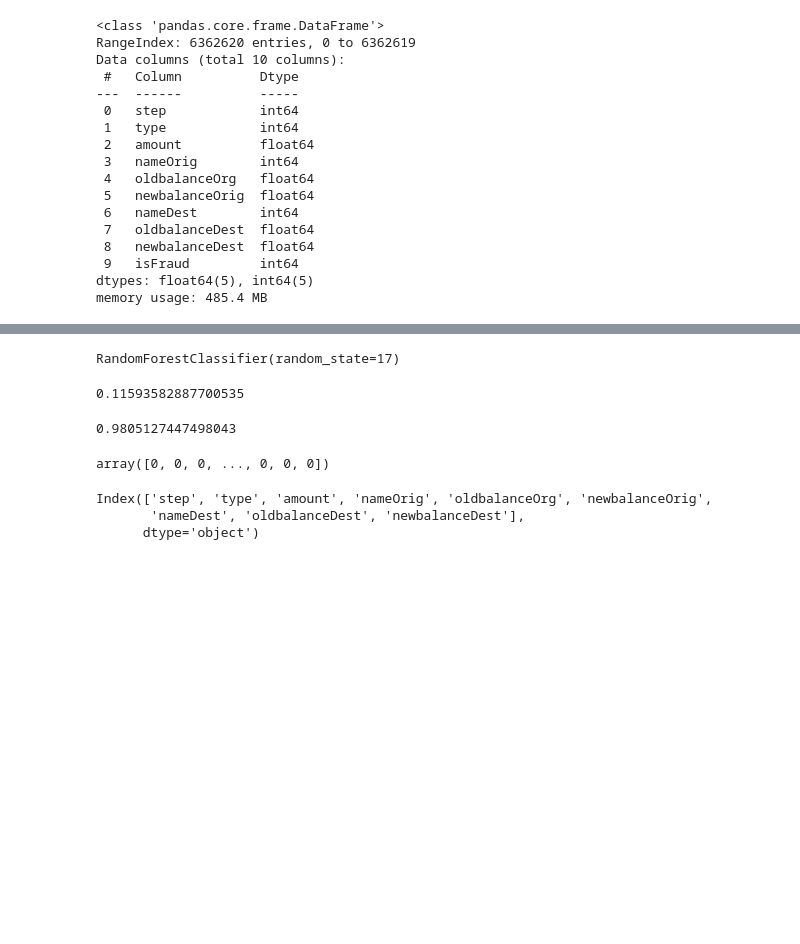
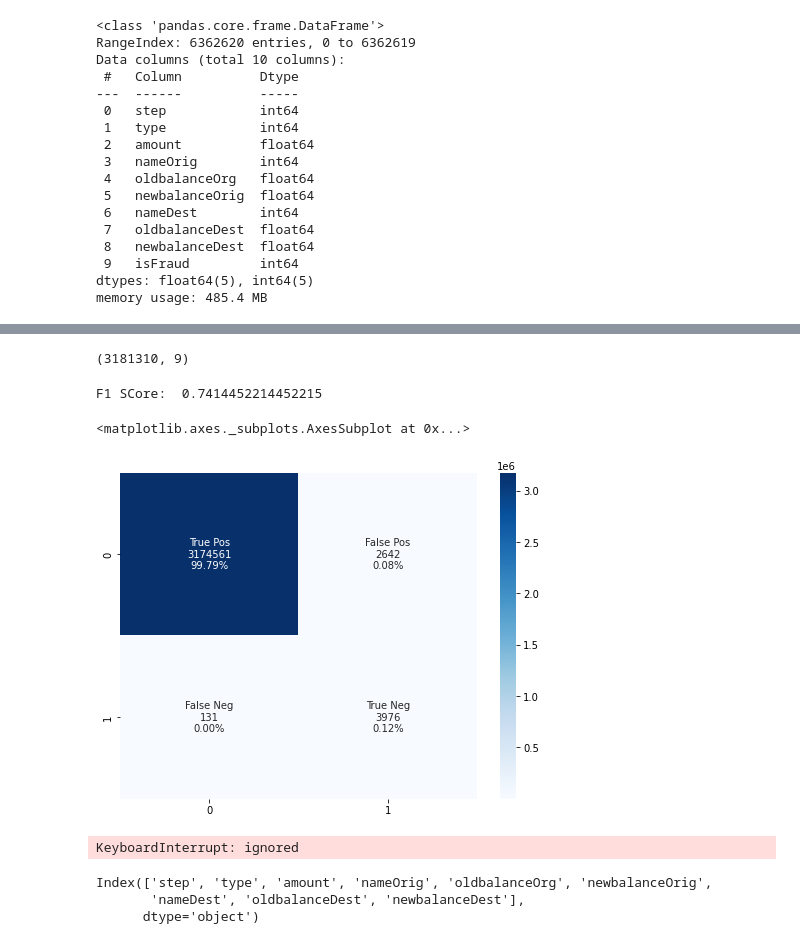
Before and after one commit to Belac44/Fraud-Detection-Deployment, a Jupyter notebook: Fraud_Detection_Deployment.ipynb, the cells around one changed output, grey strips where cells are left out. Cells and saved outputs as stored; diff of their text form; code cells hidden in the pictures; blank space fills up the shorter version.

```diff
--- a/Fraud_Detection_Deployment.ipynb
+++ b/Fraud_Detection_Deployment.ipynb
@@ -360,4 +336,25 @@ X_train_miss, y_train_miss = nm.fit_resample(X_train, y_train)
 # %%
+#Split our data to train and test
+from sklearn.model_selection import train_test_split
+
+X_train, X_test, y_train, y_test = train_test_split(X, y, test_size=0.5, random_state=17, stratify=y)
+
+print(".....................................................Report.......................................................................")
+print("Y train count")
+print(y_train.value_counts())
+print("\n\nY_test count")
+print(y_test.value_counts())
+
+# There is massive imbalance within our data.
+# We have to downsample or upsample but lets go with downsampling
+from imblearn.over_sampling import SMOTE
+
+nm = SMOTE(sampling_strategy=0.8)
+X_train_miss, y_train_miss = nm.fit_resample(X_train, y_train)
+
+print('Before Undersampling, the shape of train_X: {}'.format(X_train.shape))
+print('Before Undersampling, the shape of train_y: {} \n'.format(y_train.shape))
+
 print('After Undersampling, the shape of train_X: {}'.format(X_train_miss.shape))
 print('After Undersampling, the shape of train_y: {} \n'.format(y_train_miss.shape))
 
@@ -372,7 +383,17 @@ After Undersampling, counts of label '0': 12320
+# %%
+X_test.shape
+# %% [output]
+(3181310, 9)
 # %%
 from sklearn.ensemble import RandomForestClassifier
 
 rfc = RandomForestClassifier(random_state=17)
 rfc.fit(X_train_miss, y_train_miss)
+
+y_pred = rfc.predict(X_test)
+
+from sklearn.metrics import f1_score, accuracy_score, confusion_matrix
+
+print("\n\nF1 SCore: ",f1_score(y_test,y_pred))
 # %% [output]
-RandomForestClassifier(random_state=17)
+F1 SCore:  0.7414452214452215
@@ -381,22 +400,23 @@ y_pred = rfc.predict(X_test)
-# %%
-from sklearn.metrics import f1_score, accuracy_score
-
-f1_score(y_test,y_pred)
-# %% [output]
-0.11593582887700535
-# %%
-accuracy_score(y_test, y_pred)
-# %% [output]
-0.9805127447498043
+# %%
+group_names = ['True Pos', 'False Pos', 'False Neg', 'True Neg']
+test_cnf_matrix = confusion_matrix(y_true=y_test,y_pred=y_pred)
+test_counts = ["{0:0.0f}".format(value) for value in test_cnf_matrix.flatten()]
+test_percentage = ["{0:.2%}".format(value) for value in test_cnf_matrix .flatten()/np.sum(test_cnf_matrix)]
+test_labels = [f"{v1}\n{v2}\n{v3}" for v1, v2, v3 in zip(group_names,test_counts,test_percentage)]
+test_labels = np.asarray(test_labels).reshape(2,2)
+plt.figure(figsize = (8,6))
+sns.heatmap(test_cnf_matrix, annot=test_labels, fmt='', cmap='Blues')
+# %% [output]
+<matplotlib.axes._subplots.AxesSubplot at 0x...>
+[figure, added]
 # %%
 import pickle
 
 pickle.dump(rfc, open('model.pkl', 'wb'))
 # %%
 pickled_model = pickle.load(open('model.pkl', 'rb'))
-pickled_model.predict(X_test)
 # %% [output]
-array([0, 0, 0, ..., 0, 0, 0])
+KeyboardInterrupt: ignored
 # %%
 X_train.columns
 # %% [output]
```
Also changed, not shown: parts of 10 cells of this notebook.
